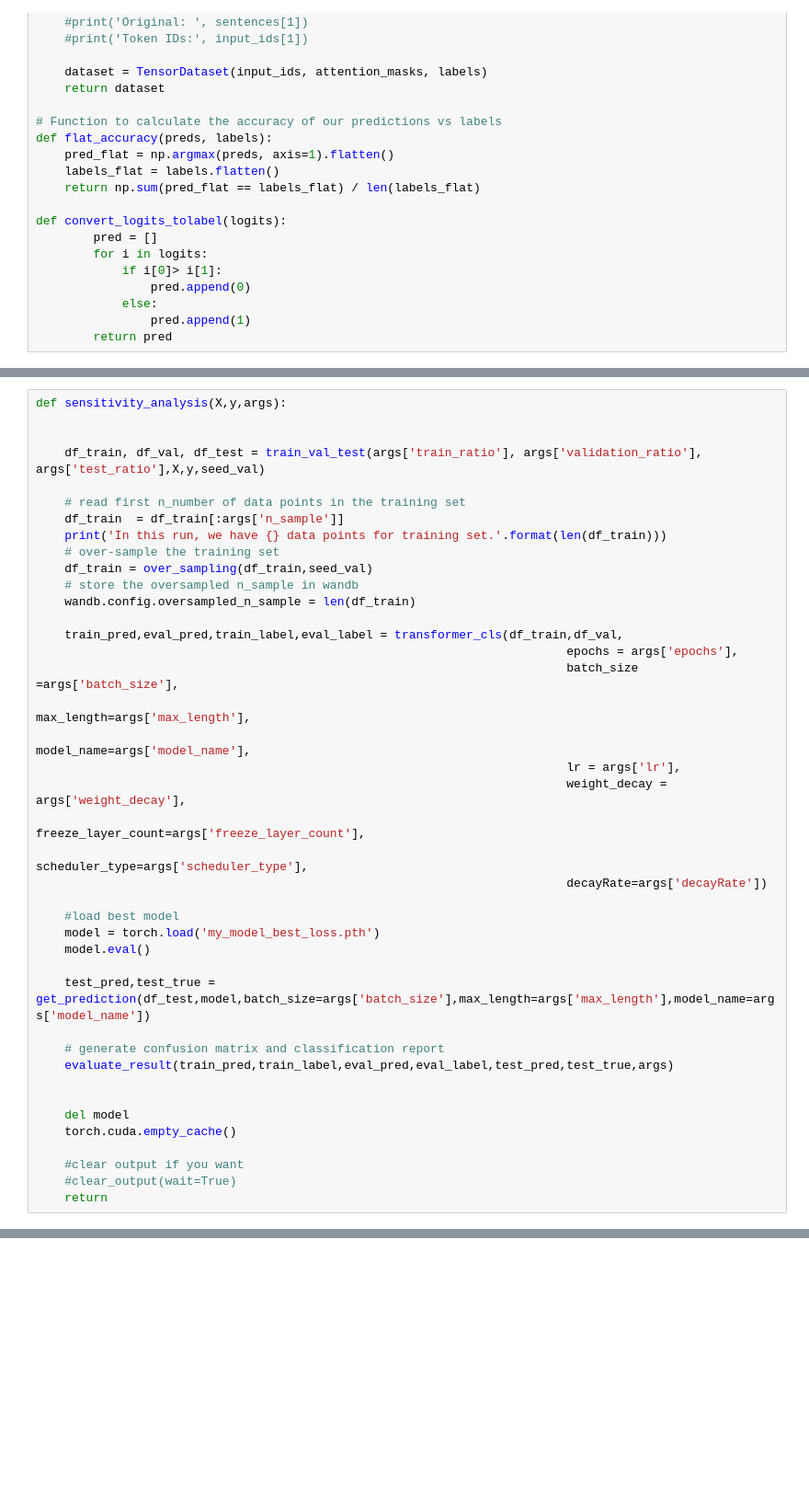
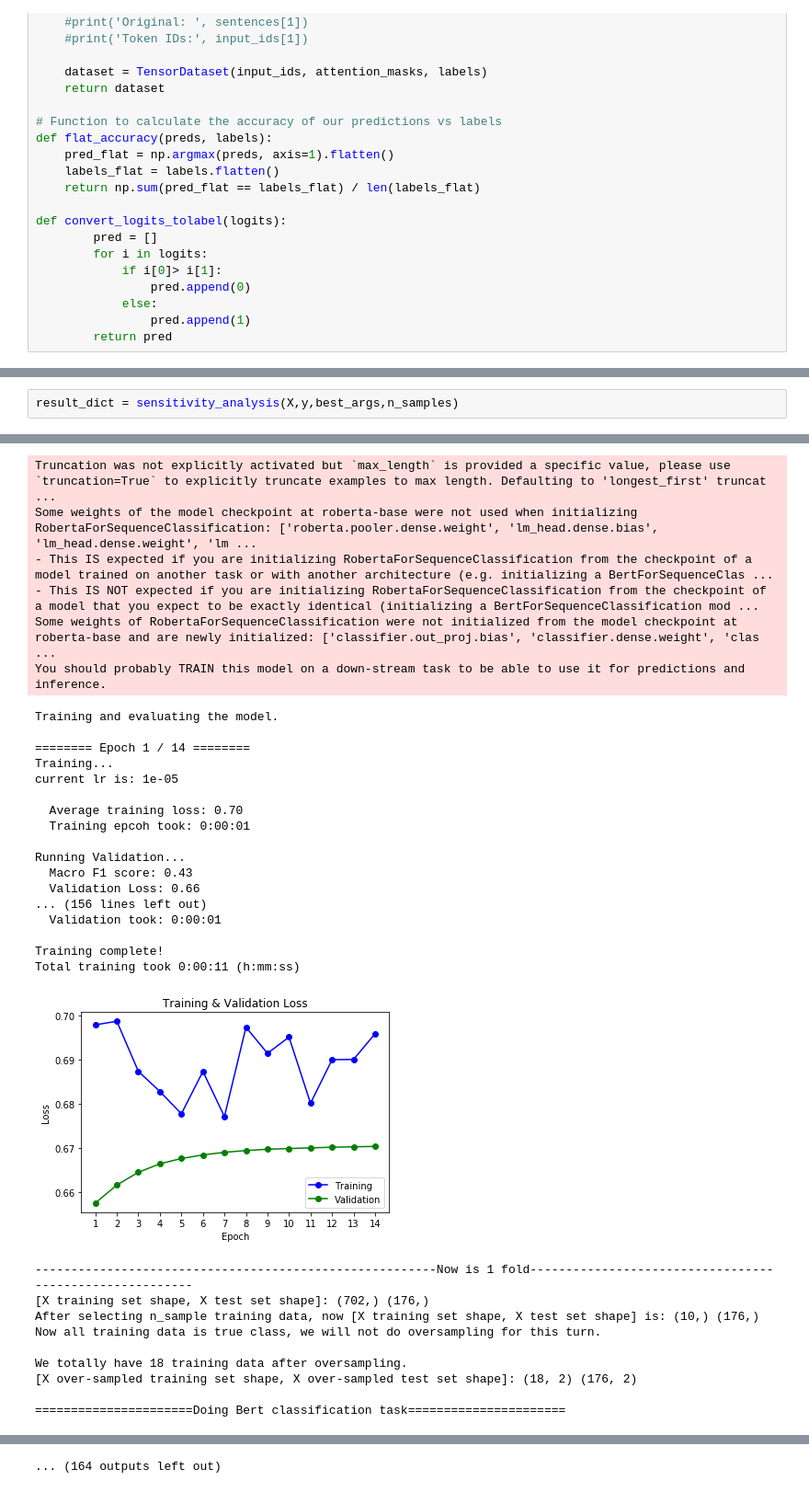
Before and after one commit to SSIML2021/SSIML2021, a Jupyter notebook: notebooks/1.4-causal-relation-presence-sensitiviy-analysis.ipynb, the cells around one changed output, grey strips where cells are left out. Shown at 92% size. Drawn from its saved outputs; the diff is of its cells as text; blank space fills up the shorter version.

```diff
--- a/notebooks/1.4-causal-relation-presence-sensitiviy-analysis.ipynb
+++ b/notebooks/1.4-causal-relation-presence-sensitiviy-analysis.ipynb
@@ -615,41 +721,0 @@ def evaluate_result(train_pred,train_label,eval_pred,eval_label,test_pred,test_t
-# %%
-def sensitivity_analysis(X,y,args):
-
-
-    df_train, df_val, df_test = train_val_test(args['train_ratio'], args['validation_ratio'], args['test_ratio'],X,y,seed_val)
-
-    # read first n_number of data points in the training set
-    df_train  = df_train[:args['n_sample']]
-    print('In this run, we have {} data points for training set.'.format(len(df_train)))
-    # over-sample the training set
-    df_train = over_sampling(df_train,seed_val)
-    # store the oversampled n_sample in wandb
-    wandb.config.oversampled_n_sample = len(df_train)
-
-    train_pred,eval_pred,train_label,eval_label = transformer_cls(df_train,df_val,
-                                                                          epochs = args['epochs'],
-                                                                          batch_size =args['batch_size'],
-                                                                          max_length=args['max_length'],
-                                                                          model_name=args['model_name'],
-                                                                          lr = args['lr'],
-                                                                          weight_decay = args['weight_decay'],
-                                                                          freeze_layer_count=args['freeze_layer_count'],
-                                                                          scheduler_type=args['scheduler_type'],
-                                                                          decayRate=args['decayRate'])
-
-    #load best model
-    model = torch.load('my_model_best_loss.pth')
-    model.eval()
-
-    test_pred,test_true = get_prediction(df_test,model,batch_size=args['batch_size'],max_length=args['max_length'],model_name=args['model_name'])
-
-    # generate confusion matrix and classification report
-    evaluate_result(train_pred,train_label,eval_pred,eval_label,test_pred,test_true,args)
-
-
-    del model
-    torch.cuda.empty_cache()
-
-    #clear output if you want
-    #clear_output(wait=True)
-    return
@@ -824,0 +843,3 @@ True
+# %%
+result_dict = sensitivity_analysis(X,y,best_args,n_samples)
+# %% [output]
@@ -824,0 +857,33 @@ True
+Truncation was not explicitly activated but `max_length` is provided a specific value, please use `truncation=True` to explicitly truncate examples to max length. Defaulting to 'longest_first' truncat ...
+Some weights of the model checkpoint at roberta-base were not used when initializing RobertaForSequenceClassification: ['roberta.pooler.dense.weight', 'lm_head.dense.bias', 'lm_head.dense.weight', 'lm ...
+- This IS expected if you are initializing RobertaForSequenceClassification from the checkpoint of a model trained on another task or with another architecture (e.g. initializing a BertForSequenceClas ...
+- This IS NOT expected if you are initializing RobertaForSequenceClassification from the checkpoint of a model that you expect to be exactly identical (initializing a BertForSequenceClassification mod ...
+Some weights of RobertaForSequenceClassification were not initialized from the model checkpoint at roberta-base and are newly initialized: ['classifier.out_proj.bias', 'classifier.dense.weight', 'clas ...
+You should probably TRAIN this model on a down-stream task to be able to use it for predictions and inference.
+Training and evaluating the model.
+
+======== Epoch 1 / 14 ========
+Training...
+current lr is: 1e-05
+
+  Average training loss: 0.70
+  Training epcoh took: 0:00:01
+
+Running Validation...
+  Macro F1 score: 0.43
+  Validation Loss: 0.66
+... (156 lines left out)
+  Validation took: 0:00:01
+
+Training complete!
+Total training took 0:00:11 (h:mm:ss)
+[figure, added]
+--------------------------------------------------------Now is 1 fold--------------------------------------------------------
+[X training set shape, X test set shape]: (702,) (176,)
+After selecting n_sample training data, now [X training set shape, X test set shape] is: (10,) (176,)
+Now all training data is true class, we will not do oversampling for this turn.
+
+We totally have 18 training data after oversampling.
+[X over-sampled training set shape, X over-sampled test set shape]: (18, 2) (176, 2)
+
+======================Doing Bert classification task======================
@@ -824,0 +944 @@ True
+... (164 outputs left out)
```
Also changed, not shown: parts of 24 cells of this notebook, 3 other files.
